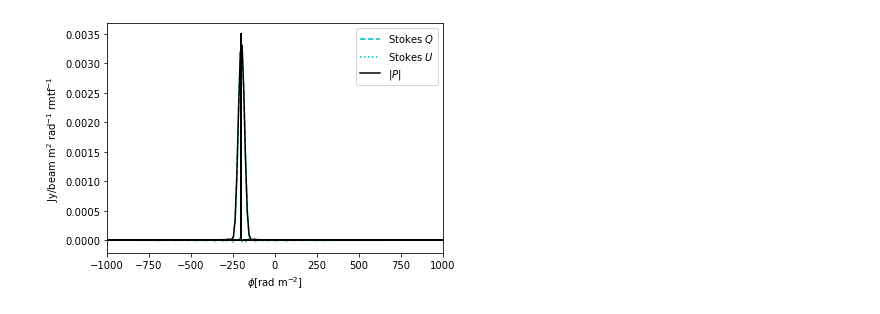
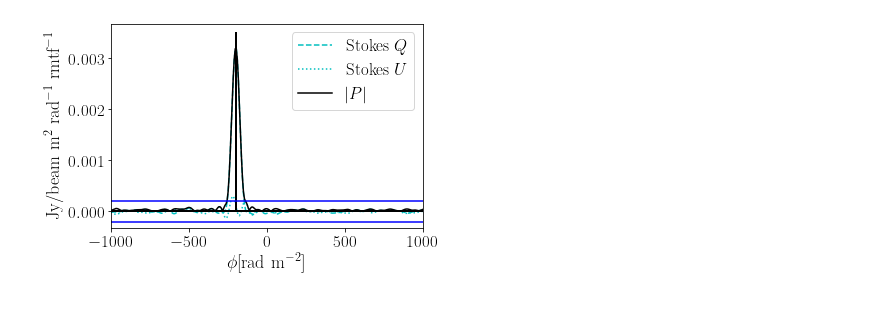
Before and after one commit to miguelcarcamov/csromer, a Jupyter notebook: sandboxes/framework_simulation_scenario1.ipynb, the cells around one changed output. Cells and saved outputs as stored; diff of their text form; code cells hidden in the pictures.

```diff
--- a/sandboxes/framework_simulation_scenario1.ipynb
+++ b/sandboxes/framework_simulation_scenario1.ipynb
@@ -187,5 +219,11 @@ parameter.complex_data_to_real()
+# %%
+parameter.data = F_dirty
+parameter.complex_data_to_real()
+if wav is not None:
+    wav.calculate_max_level(parameter.data)
+    parameter.data = wav.decompose(parameter.data)
 # %%
-opt = FISTA(guess_param=parameter, F_obj=F_obj, fx=chi2, gx=g_obj, noise=noise_F/100, verbose=True)
+opt = FISTA(guess_param=parameter, F_obj=F_obj, fx=chi2, gx=g_obj, noise=noise_F, verbose=True)
 #opt = FISTA(i_guess=F_real, F_obj=F_obj, fx=chi2, gx=g_obj, maxiter=1000, noise=1e-5, verbose=True)
 obj, X = opt.run()
 # %% [output]
@@ -197,3 +237,7 @@ X.real_data_to_complex()
+# %%
+if wav is not None:
+    X.data = wav.reconstruct(X.data)
+X.real_data_to_complex()
 # %%
 plt.plot(parameter.phi, X.data.real, 'c--', label=r"Stokes $Q$")
 plt.plot(parameter.phi, X.data.imag, 'c:', label=r"Stokes $U$")
@@ -280,2 +347,20 @@ plt.tight_layout()
 # %%
 conv_model = X.convolve() + F_residual
+# %%
+SMALL_SIZE = 17
+MEDIUM_SIZE = 18
+BIGGER_SIZE = 19
+
+plt.rcParams.update({
+                "font.family": "serif",
+                "text.usetex": True,
+                "pgf.rcfonts": False,
+                "pgf.texsystem": 'pdflatex',  # default is xetex
+            })
+
+plt.rc('font', size=MEDIUM_SIZE)  # controls default text sizes
+plt.rc('axes', titlesize=SMALL_SIZE)  # fontsize of the axes title
+plt.rc('axes', labelsize=MEDIUM_SIZE)  # fontsize of the x and y labels
+plt.rc('xtick', labelsize=SMALL_SIZE)  # fontsize of the tick labels
+plt.rc('ytick', labelsize=SMALL_SIZE)  # fontsize of the tick labels
+plt.rc('legend', fontsize=SMALL_SIZE)  # legend fontsize
@@ -282,14 +413,16 @@ conv_model = X.convolve() + F_residual
 # %%
 plt.plot(parameter.phi, conv_model.real, 'c--', label=r"Stokes $Q$")
 plt.plot(parameter.phi, conv_model.imag, 'c:', label=r"Stokes $U$")
 plt.plot(parameter.phi, np.abs(conv_model), 'k-', label=r"$|P|$")
 plt.plot([-200.,-200.],[0.,0.0035],ls='-',lw=2.,c='black')
 plt.plot(parameter.phi,np.zeros(len(parameter.phi)),ls='-',lw=2.,c='black')
 plt.xlim([-1000,1000])
+plt.axhline (y = 5*noise_F, color = 'b')
+plt.axhline (y = -5*noise_F, color = 'b')
 plt.xlabel(r'$\phi$[rad m$^{-2}$]')
 plt.ylabel(r'Jy/beam m$^2$ rad$^{-1}$ rmtf$^{-1}$')
 plt.legend(loc='upper right')
 plt.tight_layout()
-plt.savefig("restored.png", dpi=100)
+#plt.savefig("restored.png", dpi=100)
 # %% [output]
-[figure, old version]
+[figure, new version]
```
Also changed, not shown: parts of 58 cells of this notebook, 9 other files.
